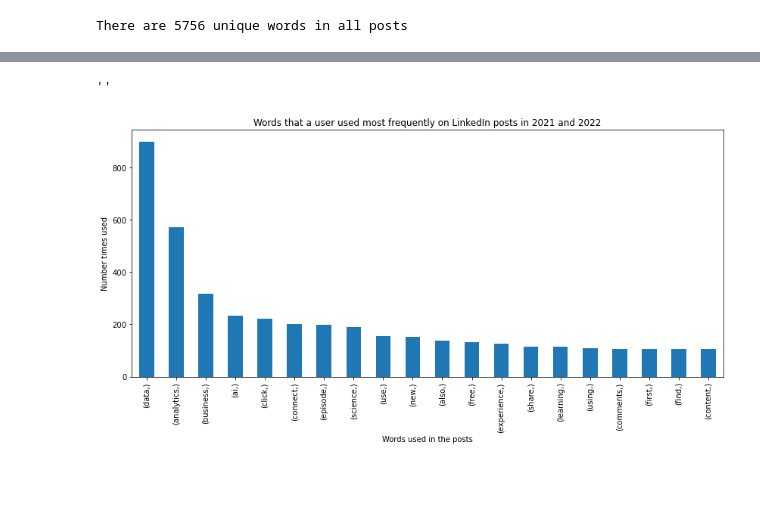
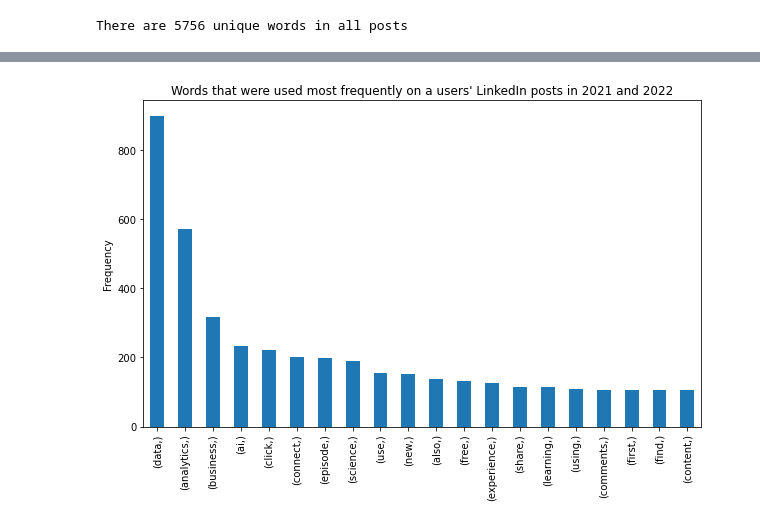
Before and after one commit to Asraful126/Scraping-linkedin-posts, a Jupyter notebook: JasonTan_posts_analysis.ipynb, the cells around one changed output, grey strips where cells are left out. Cells and saved outputs as stored; diff of their text form; code cells hidden in the pictures; blank space fills up the shorter version.

```diff
--- a/JasonTan_posts_analysis.ipynb
+++ b/JasonTan_posts_analysis.ipynb
@@ -182,14 +182,13 @@ podcast            75
 shares             75
 dtype: int64
 # %%
-plt.figure(figsize=(14,6))
+plt.figure(figsize=(10,6))
 df_post.value_counts(ascending=False)[0:20].plot(kind='bar')
-plt.title("Words that a user used most frequently on LinkedIn posts in 2021 and 2022")
-plt.xlabel("Words used in the posts")
-plt.ylabel("Number times used")
-;
+plt.title("Words that were used most frequently on a users' LinkedIn posts in 2021 and 2022")
+plt.xlabel("")
+plt.ylabel("Frequency")
+plt.savefig("word_counts.png", dpi=100);
 # %% [output]
-''
-[figure, old version]
+[figure, new version]
 # %%
 df_post.to_excel('df_post.xlsx')
```
Also changed, not shown: 2 other files.
